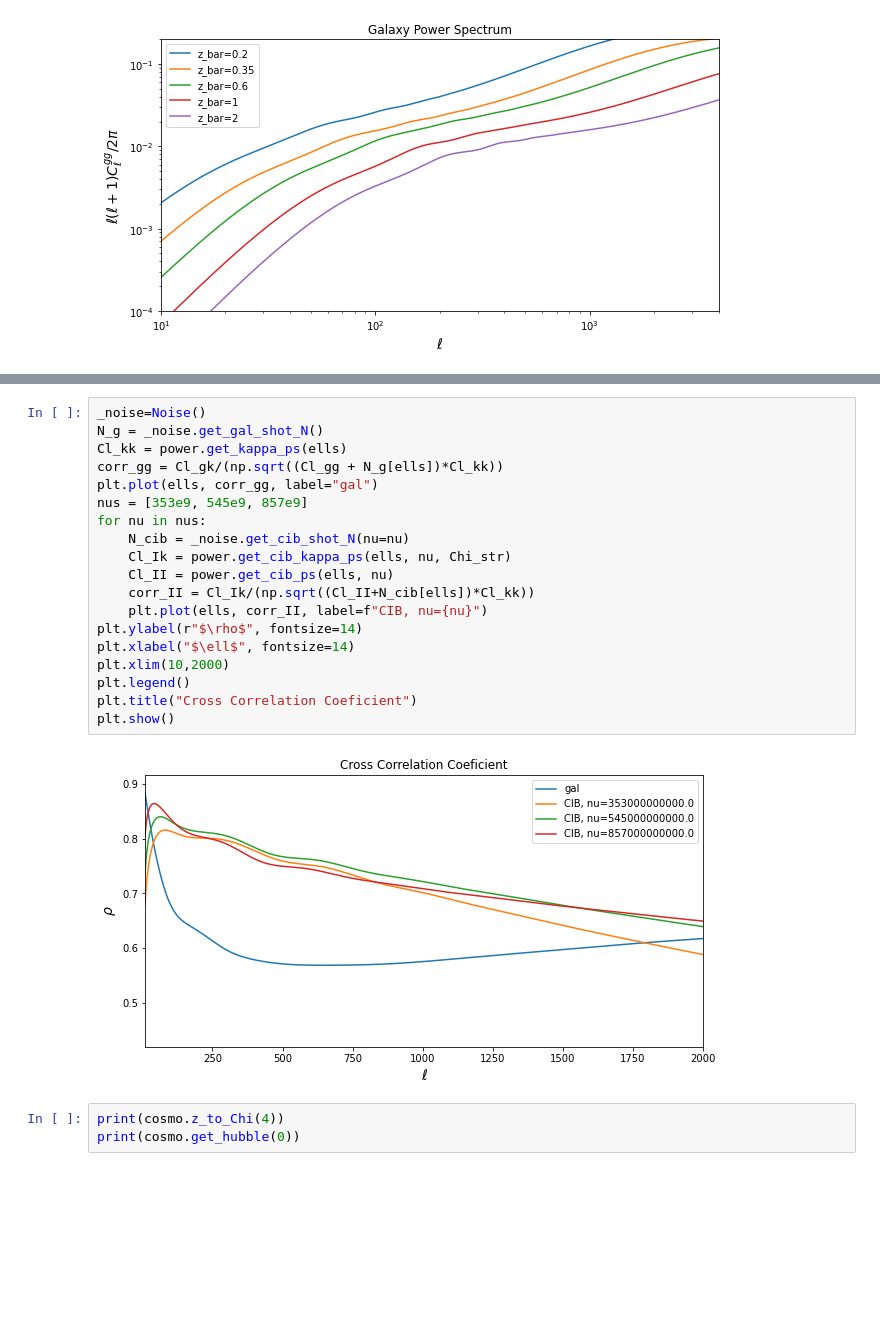
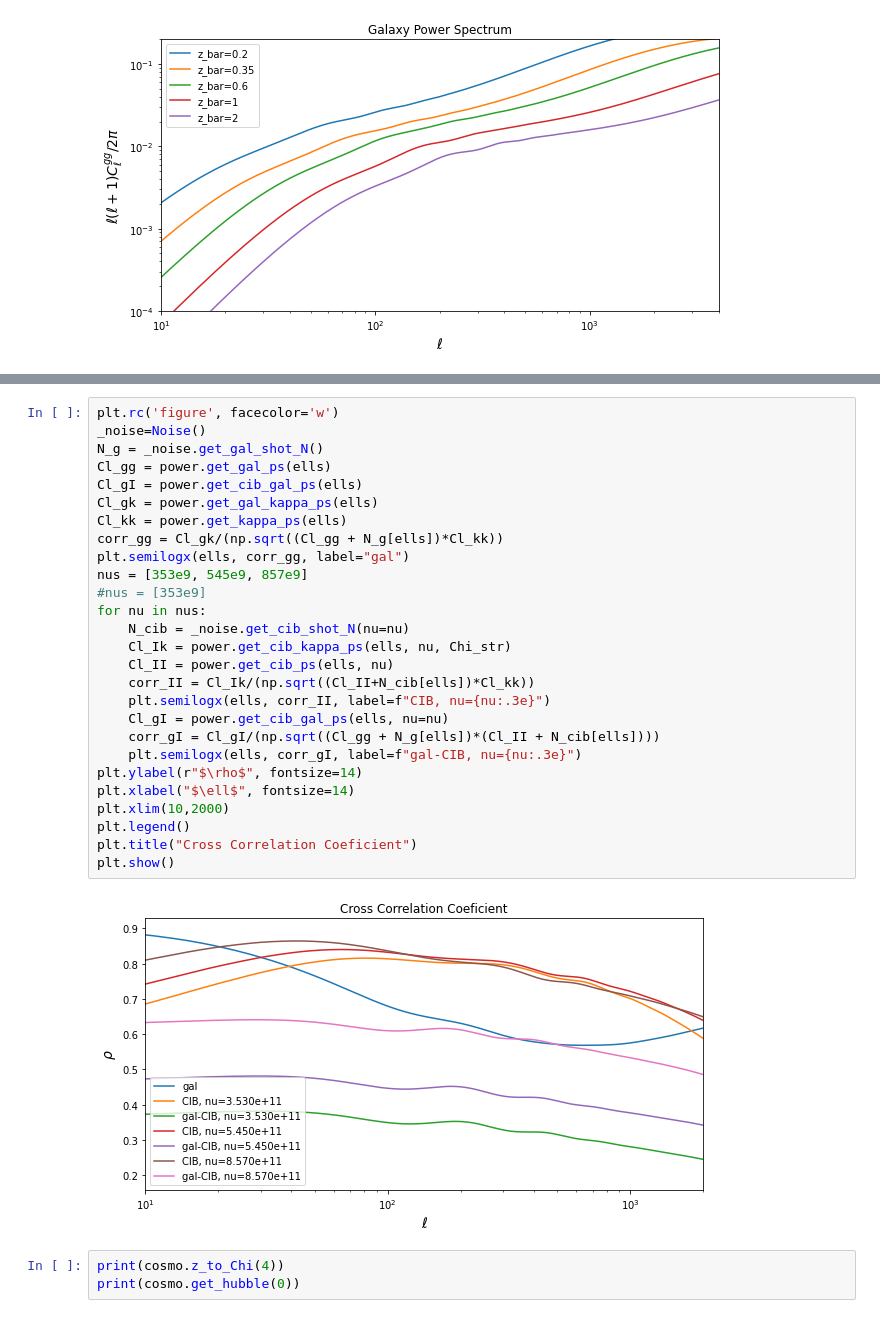
Before and after one commit to mfrobertson/omegaQE, a Jupyter notebook: kkomega/LSS.ipynb, the cells around one changed output, grey strips where cells are left out. Saved outputs shown, nothing was run; the diff lists cells and outputs as text; blank space fills up the shorter version.

```diff
--- a/kkomega/LSS.ipynb
+++ b/kkomega/LSS.ipynb
@@ -217,24 +220,32 @@ plt.show()
 # %%
+plt.rc('figure', facecolor='w')
 _noise=Noise()
 N_g = _noise.get_gal_shot_N()
+Cl_gg = power.get_gal_ps(ells)
+Cl_gI = power.get_cib_gal_ps(ells)
+Cl_gk = power.get_gal_kappa_ps(ells)
 Cl_kk = power.get_kappa_ps(ells)
 corr_gg = Cl_gk/(np.sqrt((Cl_gg + N_g[ells])*Cl_kk))
-plt.plot(ells, corr_gg, label="gal")
+plt.semilogx(ells, corr_gg, label="gal")
 nus = [353e9, 545e9, 857e9]
+#nus = [353e9]
 for nu in nus:
     N_cib = _noise.get_cib_shot_N(nu=nu)
     Cl_Ik = power.get_cib_kappa_ps(ells, nu, Chi_str)
     Cl_II = power.get_cib_ps(ells, nu)
     corr_II = Cl_Ik/(np.sqrt((Cl_II+N_cib[ells])*Cl_kk))
-    plt.plot(ells, corr_II, label=f"CIB, nu={nu}")
+    plt.semilogx(ells, corr_II, label=f"CIB, nu={nu:.3e}")
+    Cl_gI = power.get_cib_gal_ps(ells, nu=nu)
+    corr_gI = Cl_gI/(np.sqrt((Cl_gg + N_g[ells])*(Cl_II + N_cib[ells])))
+    plt.semilogx(ells, corr_gI, label=f"gal-CIB, nu={nu:.3e}")
 plt.ylabel(r"$\rho$", fontsize=14)
 plt.xlabel("$\ell$", fontsize=14)
 plt.xlim(10,2000)
 plt.legend()
 plt.title("Cross Correlation Coeficient")
 plt.show()
 # %% [output]
-[figure, old version]
+[figure, new version]
 # %%
 print(cosmo.z_to_Chi(4))
 print(cosmo.get_hubble(0))
```
Also changed, not shown: parts of 33 cells of this notebook, 3 other files.
